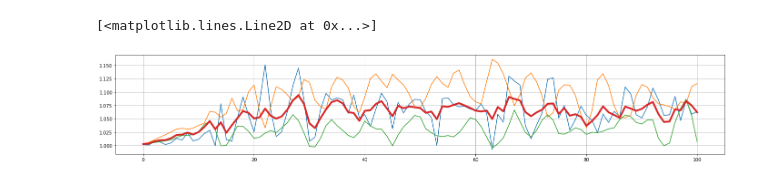
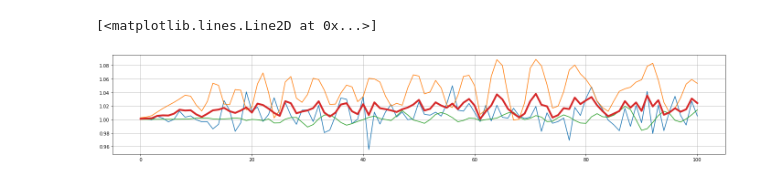
Before and after one commit to zsoltzombori/resistant-neurons, a Jupyter notebook: visualization/finding periods.ipynb, the cells around one changed output. Saved outputs shown, nothing was run; the diff lists cells and outputs as text; code cells hidden in the pictures.

Commit message:
fourier period finding works, I have the best plots

```diff
--- a/visualization/finding periods.ipynb
+++ b/visualization/finding periods.ipynb
@@ -22,7 +27,7 @@ from bokeh.models.tools import HoverTool
 activations_no = 1000
 usefulness_per_neuron = collections.defaultdict(dict)
 target = 'usefulness_loss'
-fname = 'output_sinusoidal_5_100_20200107-045548.json.gz'
+fname = 'shuffled/output_sinusoidal_5_100_no_DO_shuffled_20200117-175013.json.gz'
 with gzip.open(os.path.join('..', 'neuron_logs', fname), 'rt') as f:
     neuron_data = json.load(f)
 
@@ -191,20 +92,20 @@ KeyboardInterrupt:
 # %%
-plt.figure(figsize = (24, 4))
+plt.figure(figsize = (24, 4), facecolor='w')
 plt.grid()
 
 layer = '0'
 pos = '19'
 data1 = np.array([usefulness_per_neuron[e][f'{layer} {pos}'] for e in usefulness_per_neuron])
 
 layer = '0'
 pos = '94'
 data2 = np.array([usefulness_per_neuron[e][f'{layer} {pos}'] for e in usefulness_per_neuron])
 pos = '82'
 data3 = np.array([usefulness_per_neuron[e][f'{layer} {pos}'] for e in usefulness_per_neuron])
 plt.plot(data1)
 plt.plot(data2)
 plt.plot(data3)
 plt.plot((data1+data2+data3)/3, linewidth = 4)
 # %% [output]
 [<matplotlib.lines.Line2D at 0x...>]
-[figure, old version]
+[figure, new version]
```
Also changed, not shown: parts of 15 cells of this notebook, 10 other files.
